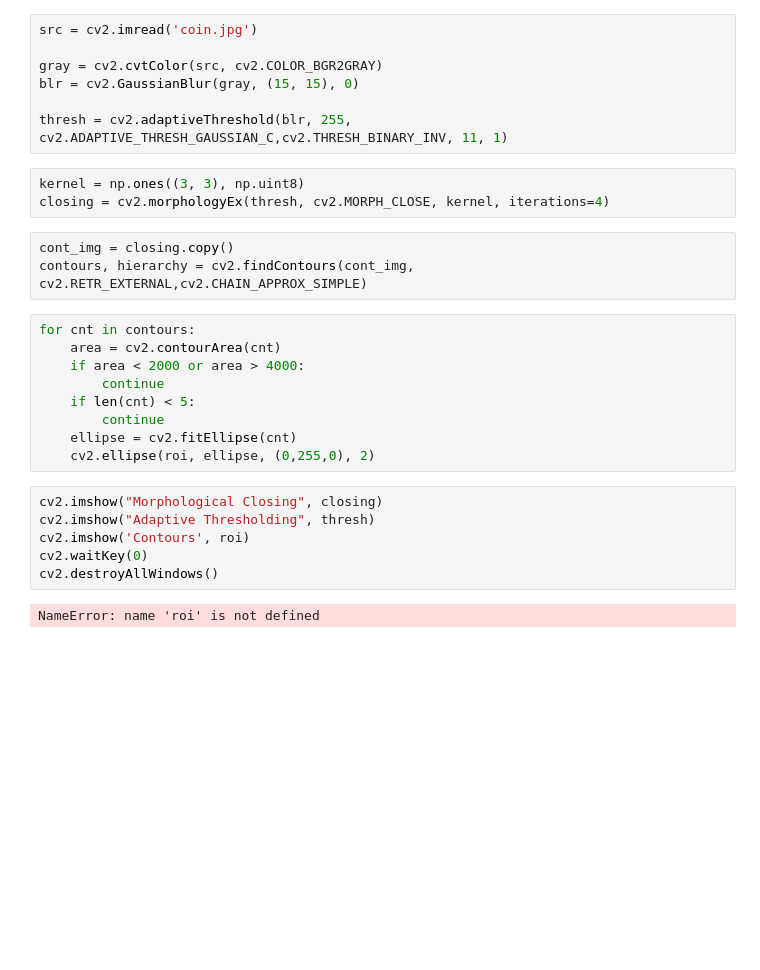
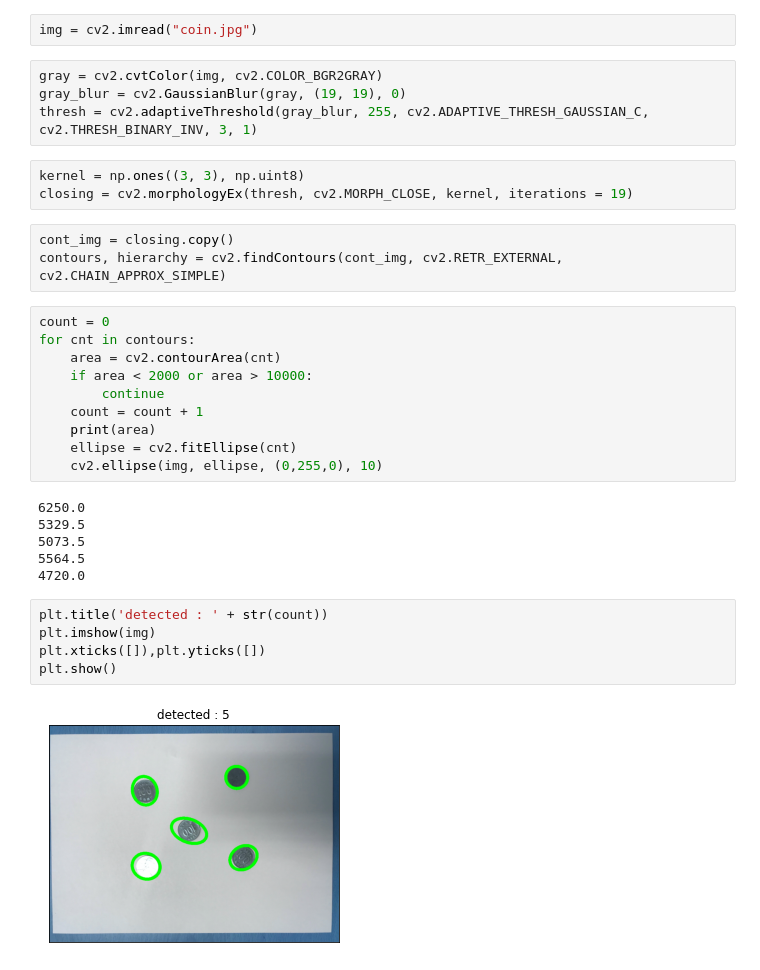
Before and after one commit to imso0129/ComputerVision2021, a Jupyter notebook: OpenCV21/HW5.ipynb, the cells around one changed output. Drawn from its saved outputs; the diff is of its cells as text; blank space fills up the shorter version.

```diff
--- a/OpenCV21/HW5.ipynb
+++ b/OpenCV21/HW5.ipynb
@@ -4,30 +6,35 @@ import cv2
 # %%
-src = cv2.imread('coin.jpg')
-
-gray = cv2.cvtColor(src, cv2.COLOR_BGR2GRAY)
-blr = cv2.GaussianBlur(gray, (15, 15), 0)
-
-thresh = cv2.adaptiveThreshold(blr, 255, cv2.ADAPTIVE_THRESH_GAUSSIAN_C,cv2.THRESH_BINARY_INV, 11, 1)
+img = cv2.imread("coin.jpg")
 # %%
-kernel = np.ones((3, 3), np.uint8)
-closing = cv2.morphologyEx(thresh, cv2.MORPH_CLOSE, kernel, iterations=4)
+gray = cv2.cvtColor(img, cv2.COLOR_BGR2GRAY)
+gray_blur = cv2.GaussianBlur(gray, (19, 19), 0)
+thresh = cv2.adaptiveThreshold(gray_blur, 255, cv2.ADAPTIVE_THRESH_GAUSSIAN_C, cv2.THRESH_BINARY_INV, 3, 1)
 # %%
-cont_img = closing.copy()
-contours, hierarchy = cv2.findContours(cont_img, cv2.RETR_EXTERNAL,cv2.CHAIN_APPROX_SIMPLE)
+kernel = np.ones((3, 3), np.uint8)
+closing = cv2.morphologyEx(thresh, cv2.MORPH_CLOSE, kernel, iterations = 19)
 # %%
-for cnt in contours:
-    area = cv2.contourArea(cnt)
-    if area < 2000 or area > 4000:
-        continue
-    if len(cnt) < 5:
-        continue
-    ellipse = cv2.fitEllipse(cnt)
-    cv2.ellipse(roi, ellipse, (0,255,0), 2)
+cont_img = closing.copy()
+contours, hierarchy = cv2.findContours(cont_img, cv2.RETR_EXTERNAL, cv2.CHAIN_APPROX_SIMPLE)
 # %%
-cv2.imshow("Morphological Closing", closing)
-cv2.imshow("Adaptive Thresholding", thresh)
-cv2.imshow('Contours', roi)
-cv2.waitKey(0)
-cv2.destroyAllWindows()
+count = 0
+for cnt in contours:
+    area = cv2.contourArea(cnt)
+    if area < 2000 or area > 10000:
+        continue
+    count = count + 1
+    print(area)
+    ellipse = cv2.fitEllipse(cnt)
+    cv2.ellipse(img, ellipse, (0,255,0), 10)
 # %% [output]
-NameError: name 'roi' is not defined
+6250.0
+5329.5
+5073.5
+5564.5
+4720.0
+# %%
+plt.title('detected : ' + str(count))
+plt.imshow(img)
+plt.xticks([]),plt.yticks([])
+plt.show()
+# %% [output]
+[figure, added]
```
Also changed, not shown: parts of 1 cell of this notebook, 12 other files.
